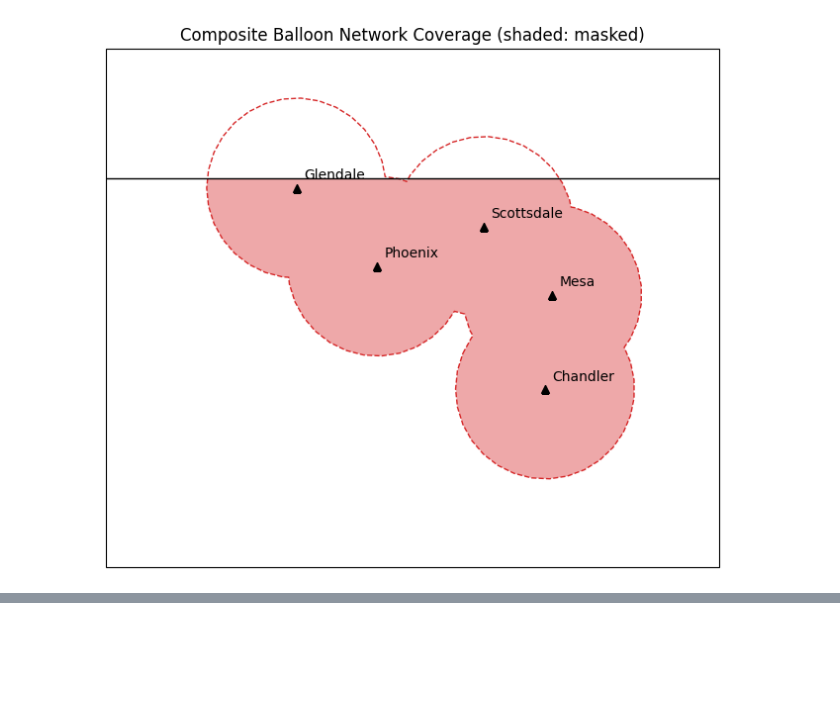
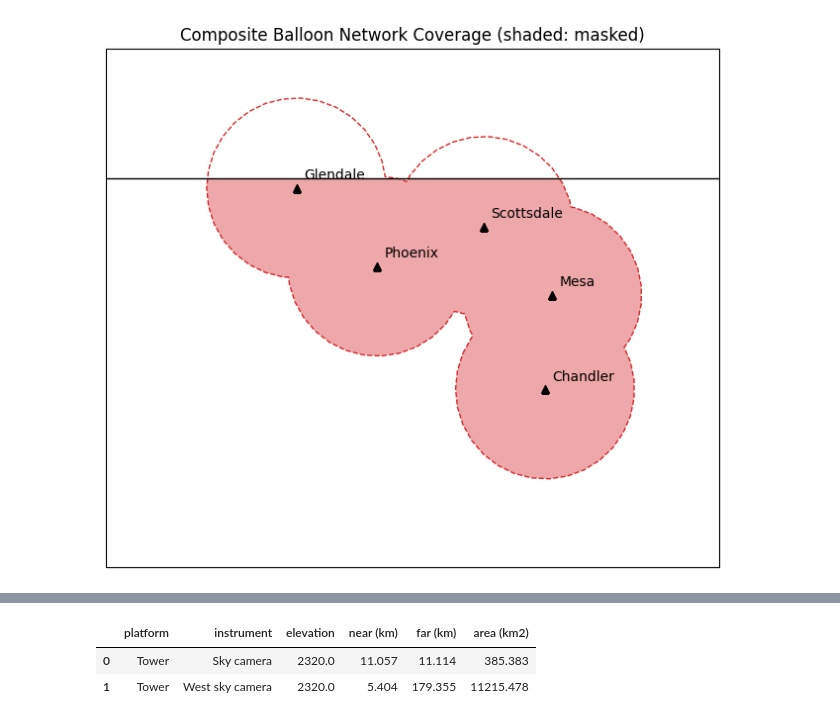
Before and after one commit to code-lab-org/tatc, a Jupyter notebook: docs/examples/CollectPlatformTrack.ipynb, the cells around one changed output, grey strips where cells are left out. Saved outputs shown, nothing was run; the diff lists cells and outputs as text; code cells hidden in the pictures; blank space fills up the shorter version.

Commit message:
allow surface platforms to look up

```diff
--- a/docs/examples/CollectPlatformTrack.ipynb
+++ b/docs/examples/CollectPlatformTrack.ipynb
@@ -296,0 +304,39 @@ masked composite area: 1323 km2
+# %%
+sky_tower = tower.model_copy(
+    update={
+        "instruments": [
+            PointedInstrument(
+                name="Sky camera",
+                cross_track_field_of_view=160,
+                along_track_field_of_view=160,
+                roll_angle=180,
+            ),
+            PointedInstrument(
+                name="West sky camera",
+                cross_track_field_of_view=40,
+                along_track_field_of_view=40,
+                roll_angle=90,
+                is_rectangular=True,
+            ),
+        ]
+    }
+)
+cloud_base = tower.elevation + 2000
+sky_results = collect_platform_track(sky_tower, instrument_index=None, elevation=cloud_base)
+
+
+def distance_range(track, platform):
+    """Minimum and maximum distances (m) from a platform to the boundary of each footprint."""
+    local = track.to_crs(local_crs(platform))
+    distances = local.geometry.apply(lambda g: np.hypot(*np.array(g.exterior.coords)[:, :2].T))
+    return distances.apply(np.min), distances.apply(np.max)
+
+
+sky_summary = sky_results[["platform", "instrument", "elevation"]].copy()
+sky_summary["near (km)"], sky_summary["far (km)"] = (d / 1e3 for d in distance_range(sky_results, sky_tower))
+sky_summary["area (km2)"] = sky_results.to_crs(local_crs(sky_tower)).area / 1e6
+display(sky_summary.round(3))
+# %% [output]
+|  | platform | instrument | elevation | near (km) | far (km) | area (km2) |
+| 0 | Tower | Sky camera | 2320.0 | 11.057 | 11.114 | 385.383 |
+| 1 | Tower | West sky camera | 2320.0 | 5.404 | 179.355 | 11215.478 |
```
Also changed, not shown: parts of 11 cells of this notebook, 26 other files.
